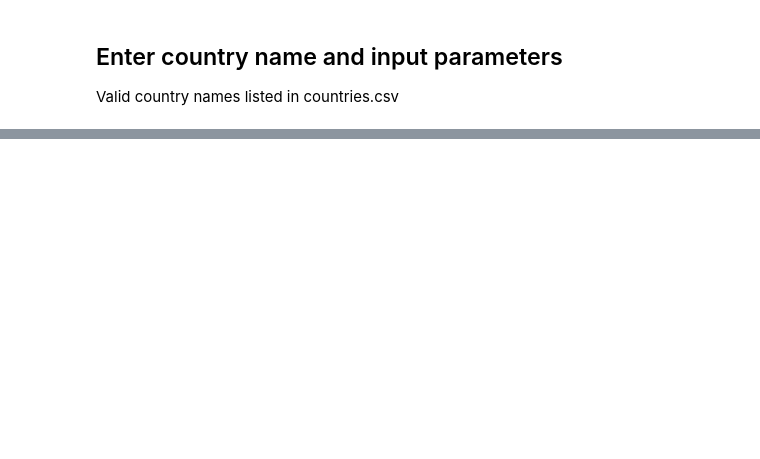
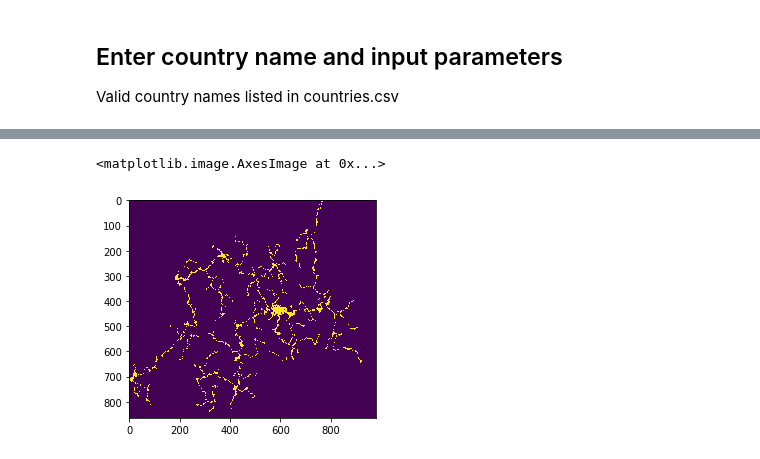
Before and after one commit to carderne/gridfinder, a Jupyter notebook: quickrun.ipynb, the cells around one changed output, grey strips where cells are left out. Cells and saved outputs as stored; diff of their text form; code cells hidden in the pictures; blank space fills up the shorter version.

```diff
--- a/quickrun.ipynb
+++ b/quickrun.ipynb
@@ -74,6 +100,9 @@ plt.imshow(dist)
 # %%
-dists_r, guess, transform = threshold(dists_in, cutoff=0.5)
+dists_r, guess, transform = threshold(dist_out, cutoff=0.5)
 save_raster(guess_out, guess, transform)
 plt.imshow(guess, cmap='viridis')
+# %% [output]
+<matplotlib.image.AxesImage at 0x...>
+[figure, added]
 # %%
 guess_r, guess_geojson, guess_gdf = guess2geom(guess_out)
```
Also changed, not shown: parts of 10 cells of this notebook, 3 other files.
